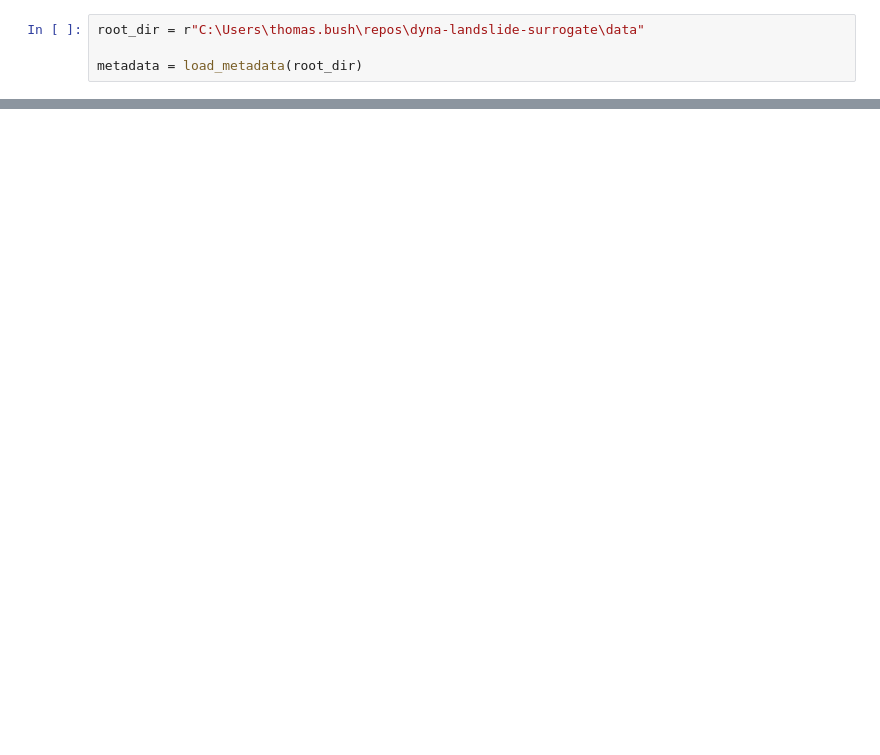
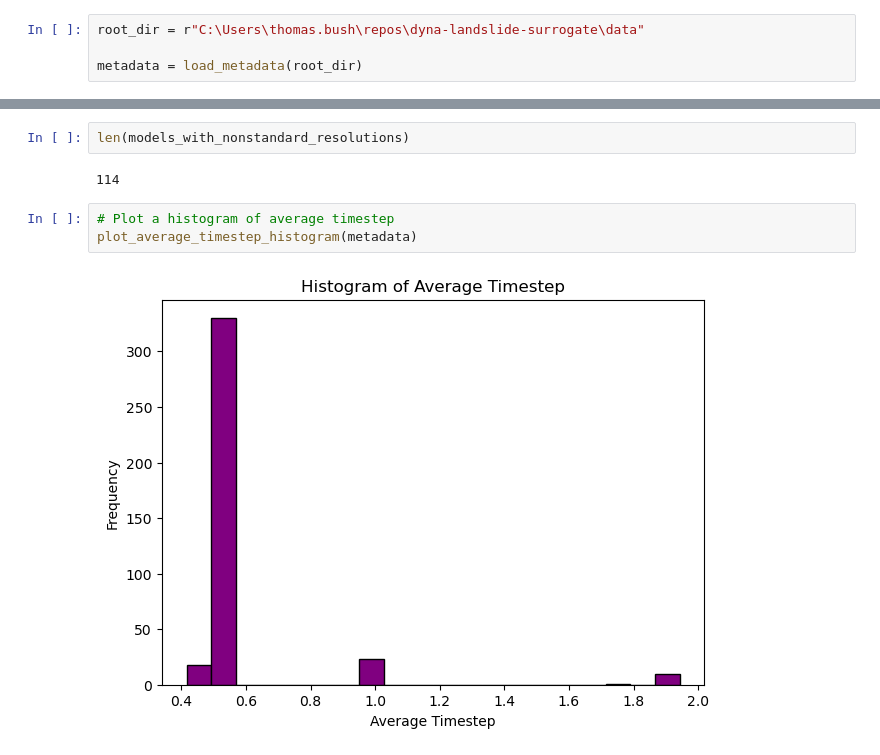
Before and after one commit to Thomas-Bush/dyna-landslide-surrogate, a Jupyter notebook: notebooks/metadata_exploration.ipynb, the cells around one changed output, grey strips where cells are left out. Cells and saved outputs as stored; diff of their text form; blank space fills up the shorter version.

```diff
--- a/notebooks/metadata_exploration.ipynb
+++ b/notebooks/metadata_exploration.ipynb
@@ -90,0 +313,9 @@ plot_resolution_histogram(metadata, 'y')
+# %%
+len(models_with_nonstandard_resolutions)
+# %% [output]
+114
+# %%
+# Plot a histogram of average timestep
+plot_average_timestep_histogram(metadata)
+# %% [output]
+[figure, added]
```
Also changed, not shown: parts of 13 cells of this notebook, 9 other files.
